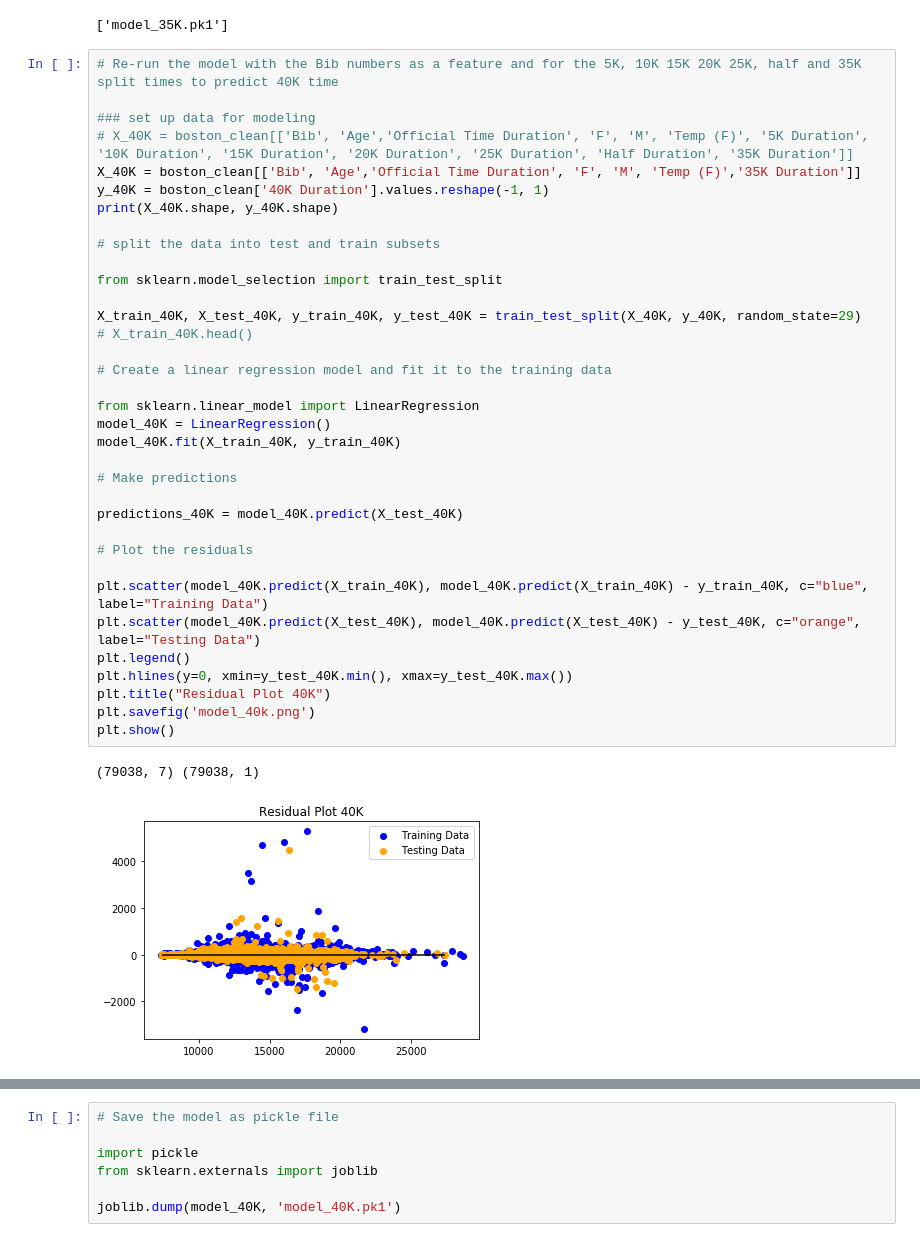
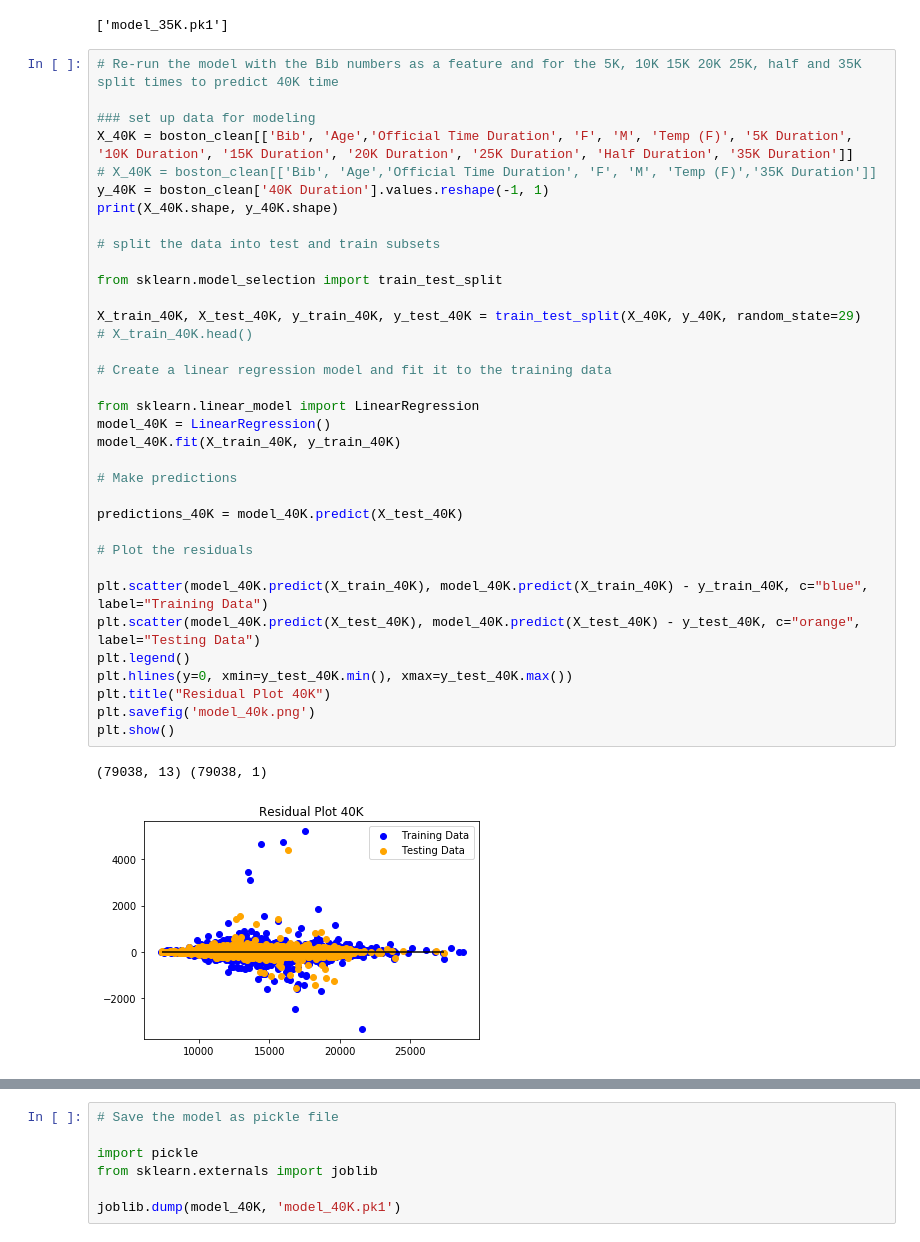
Before and after one commit to amcm29/MachineLearning_Marathon, a Jupyter notebook: boston_model.ipynb, the cells around one changed output, grey strips where cells are left out. Drawn from its saved outputs; the diff is of its cells as text.

Commit message:
models and files and slide images

```diff
--- a/boston_model.ipynb
+++ b/boston_model.ipynb
@@ -805,40 +800,40 @@ joblib.dump(model_35K, 'model_35K.pk1')
 # Re-run the model with the Bib numbers as a feature and for the 5K, 10K 15K 20K 25K, half and 35K split times to predict 40K time
 
 ### set up data for modeling
-# X_40K = boston_clean[['Bib', 'Age','Official Time Duration', 'F', 'M', 'Temp (F)', '5K Duration', '10K Duration', '15K Duration', '20K Duration', '25K Duration', 'Half Duration', '35K Duration']]
-X_40K = boston_clean[['Bib', 'Age','Official Time Duration', 'F', 'M', 'Temp (F)','35K Duration']]
+X_40K = boston_clean[['Bib', 'Age','Official Time Duration', 'F', 'M', 'Temp (F)', '5K Duration', '10K Duration', '15K Duration', '20K Duration', '25K Duration', 'Half Duration', '35K Duration']]
+# X_40K = boston_clean[['Bib', 'Age','Official Time Duration', 'F', 'M', 'Temp (F)','35K Duration']]
 y_40K = boston_clean['40K Duration'].values.reshape(-1, 1)
 print(X_40K.shape, y_40K.shape)
 
 # split the data into test and train subsets
 
 from sklearn.model_selection import train_test_split
 
 X_train_40K, X_test_40K, y_train_40K, y_test_40K = train_test_split(X_40K, y_40K, random_state=29)
 # X_train_40K.head()
 
 # Create a linear regression model and fit it to the training data
 
 from sklearn.linear_model import LinearRegression
 model_40K = LinearRegression()
 model_40K.fit(X_train_40K, y_train_40K)
 
 # Make predictions
 
 predictions_40K = model_40K.predict(X_test_40K)
 
 # Plot the residuals
 
 plt.scatter(model_40K.predict(X_train_40K), model_40K.predict(X_train_40K) - y_train_40K, c="blue", label="Training Data")
 plt.scatter(model_40K.predict(X_test_40K), model_40K.predict(X_test_40K) - y_test_40K, c="orange", label="Testing Data")
 plt.legend()
 plt.hlines(y=0, xmin=y_test_40K.min(), xmax=y_test_40K.max())
 plt.title("Residual Plot 40K")
 plt.savefig('model_40k.png')
 plt.show()
 # %% [output]
-(79038, 7) (79038, 1)
+(79038, 13) (79038, 1)
-[figure, old version]
+[figure, new version]
 # %%
 # Used X_test, y_test, and model.predict(X_test) to calculate MSE and R2
 
```
Also changed, not shown: parts of 13 cells of this notebook, 13 other files.
